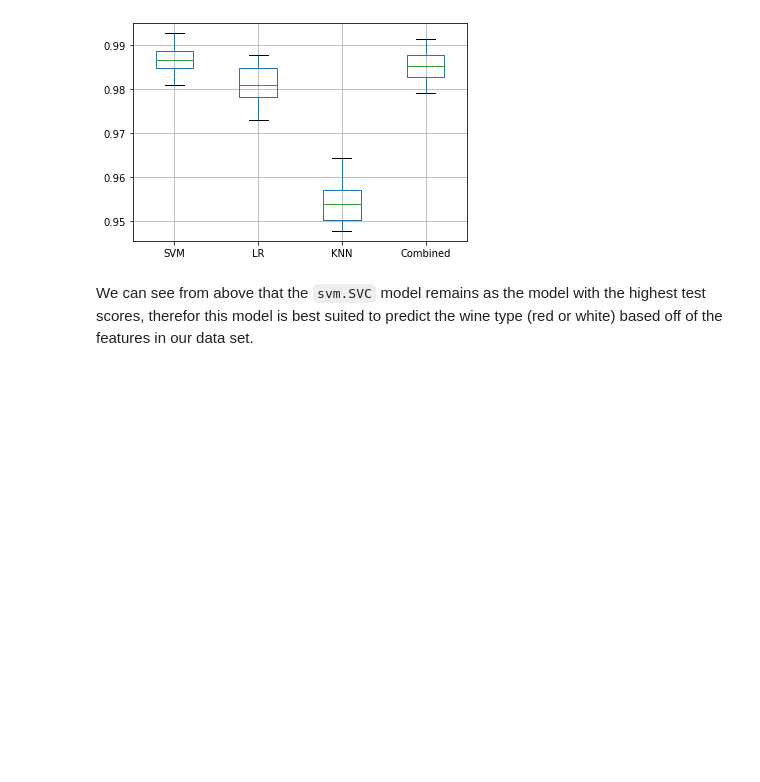
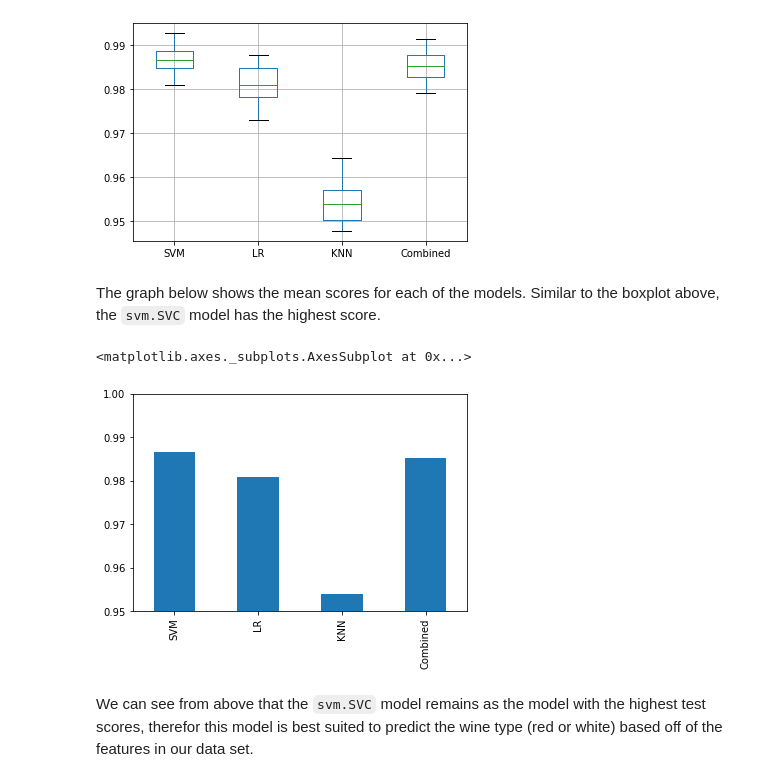
Before and after one commit to avneetgill/ensf544Project, a Jupyter notebook: Project1.2/Q2 Binary Classification.ipynb, the cells around one changed output. Cells and saved outputs as stored; diff of their text form; code cells hidden in the pictures; blank space fills up the shorter version.

Commit message:
added bar grap for means

```diff
--- a/Project1.2/Q2 Binary Classification.ipynb
+++ b/Project1.2/Q2 Binary Classification.ipynb
@@ -186,5 +186,12 @@ df.boxplot()
 # %% [output]
 <matplotlib.axes._subplots.AxesSubplot at 0x...>
 [figure]
+# %% [markdown]
+The graph below shows the mean scores for each of the models. Similar to the boxplot above, the `svm.SVC` model has the highest score.
+# %%
+df.mean().plot.bar(ylim=(0.95,1.0))
+# %% [output]
+<matplotlib.axes._subplots.AxesSubplot at 0x...>
+[figure, added]
 # %% [markdown]
 We can see from above that the `svm.SVC` model remains as the model with the highest test scores, therefor this model is best suited to predict the wine type (red or white) based off of the features in our data set.
```
